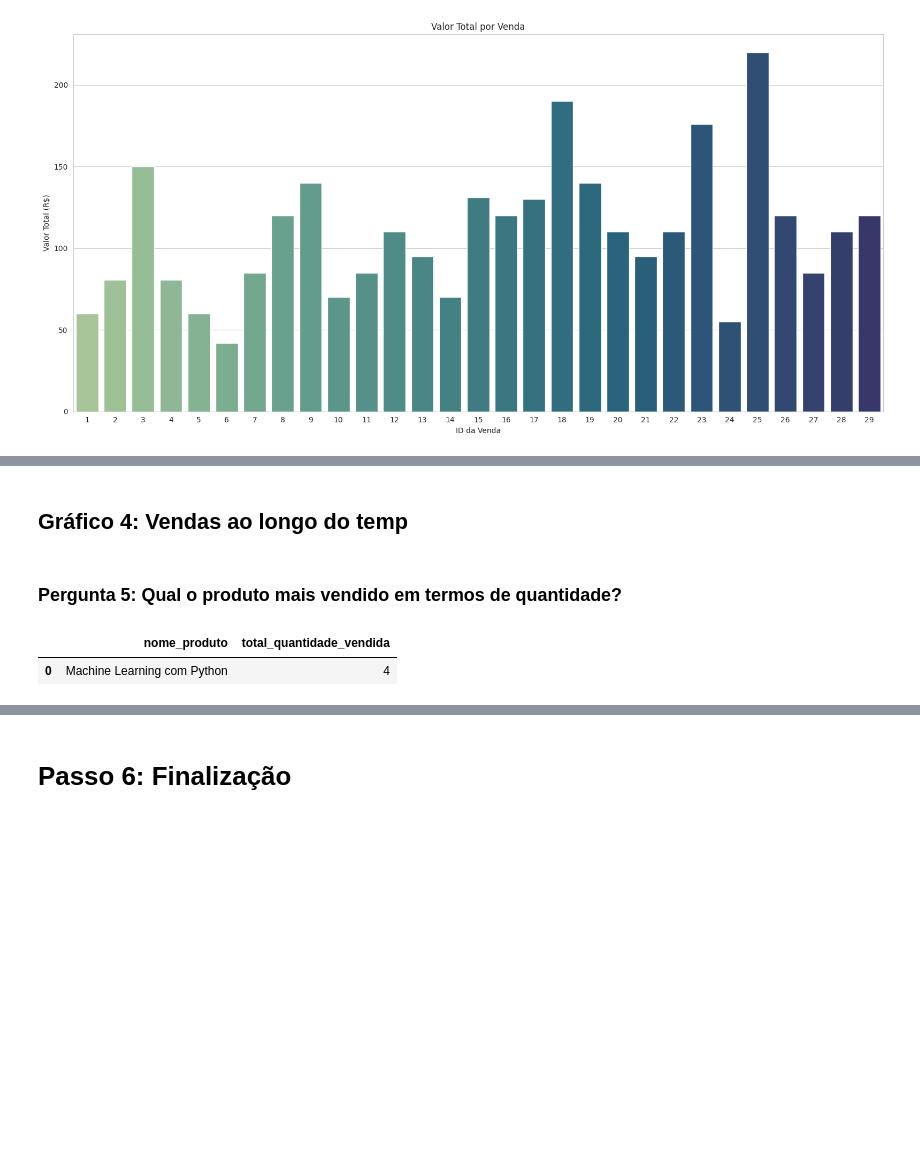
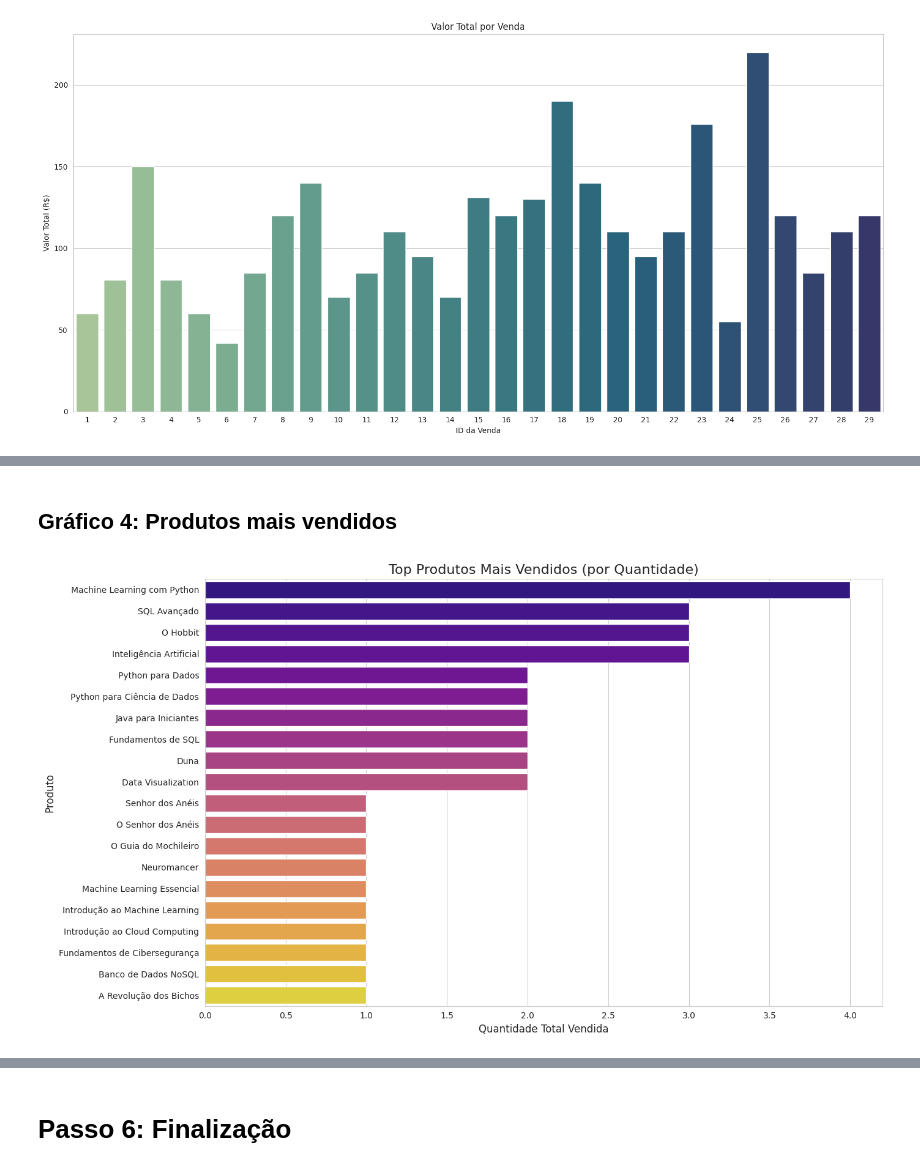
Before and after one commit to larissalvesds/projeto02-sql, a Jupyter notebook: Notebook_de_Análise_de_Vendas_no_Colab.ipynb, the cells around one changed output, grey strips where cells are left out. Cells and saved outputs as stored; diff of their text form; code cells hidden in the pictures; blank space fills up the shorter version.

Commit message:
Atualização e Adicionando novos gráficos

```diff
--- a/Notebook_de_Análise_de_Vendas_no_Colab.ipynb
+++ b/Notebook_de_Análise_de_Vendas_no_Colab.ipynb
@@ -743,24 +279,23 @@ display(df_q4)
-# %% [markdown]
-## Gráfico 4: Vendas ao longo do temp
-# %% [markdown]
-### Pergunta 5: Qual o produto mais vendido em termos de quantidade?
-# %%
-query5 = """
-SELECT
-    p.nome_produto,
-    SUM(v.quantidade) AS total_quantidade_vendida
-FROM
-    Vendas AS v
-JOIN
-    Produtos AS p ON v.id_produto = p.id_produto
-GROUP BY
-    p.nome_produto
-ORDER BY
-    total_quantidade_vendida DESC
-LIMIT 1;
-"""
-df_q5 = executar_query(query5)
-display(df_q5)
-# %% [output]
-|  | nome_produto | total_quantidade_vendida |
-| 0 | Machine Learning com Python | 4 |
+# %% [markdown]
+##  Gráfico 4: Produtos mais vendidos
+# %%
+
+df_mais_vendidos['total_quantidade_vendida'] = df_mais_vendidos['total_quantidade_vendida']
+
+# Gráfico
+plt.figure(figsize=(14, 8))
+sns.barplot(
+    data=df_mais_vendidos,
+    x='total_quantidade_vendida',
+    y='nome_produto',
+    hue='nome_produto',
+    palette='plasma',
+    legend=False
+)
+plt.title('Top Produtos Mais Vendidos (por Quantidade)', fontsize=16)
+plt.xlabel('Quantidade Total Vendida', fontsize=12)
+plt.ylabel('Produto', fontsize=12)
+plt.tight_layout()
+plt.show()
+# %% [output]
+[figure, added]
```
Also changed, not shown: parts of 16 cells of this notebook.
